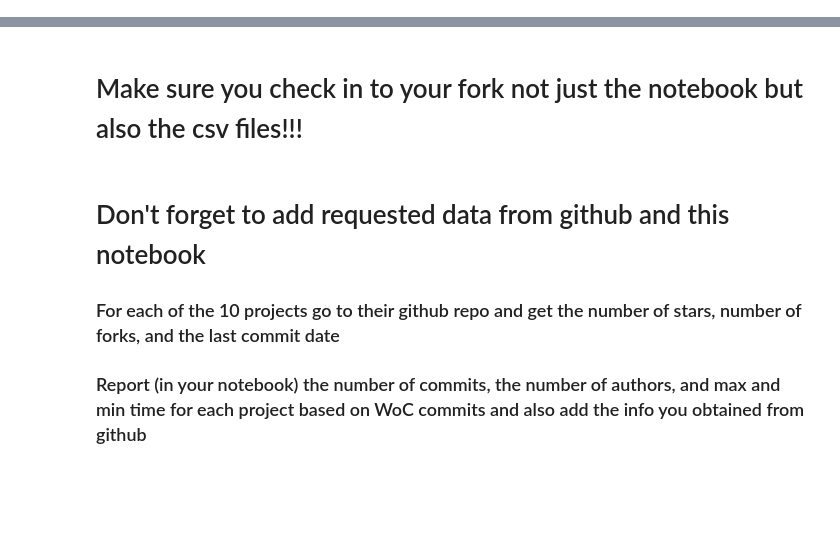
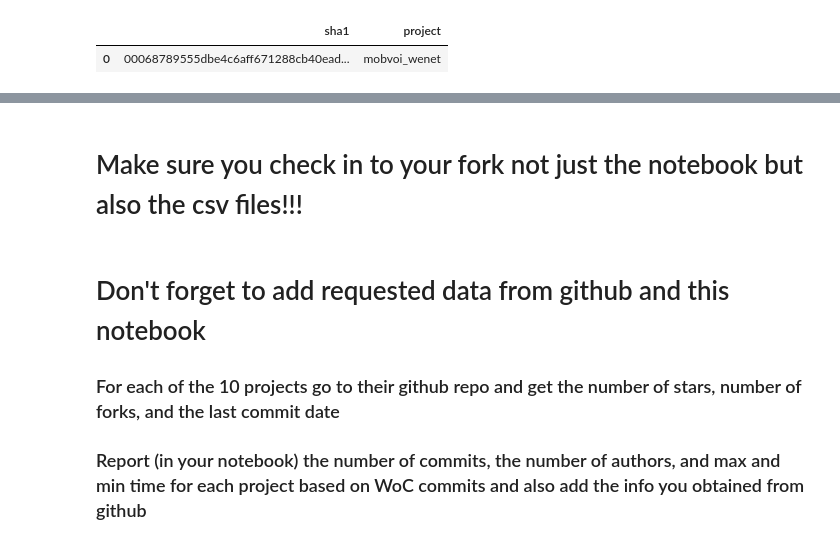
Before and after one commit to FinnSpar/MiniProject2, a Jupyter notebook: bjy819.ipynb, the cells around one changed output, grey strips where cells are left out. Cells and saved outputs as stored; diff of their text form; code cells hidden in the pictures; blank space fills up the shorter version.

```diff
--- a/bjy819.ipynb
+++ b/bjy819.ipynb
@@ -39,26 +23,40 @@ ERROR: ERROR: Failed to build installable wheels for some pyproject.toml based p
 # %%
 from woc.remote import WocMapsRemote
 from tqdm import tqdm
 import pandas as pd
 # creates the client
 woc = WocMapsRemote( base_url="https://worldofcode.org/api/")
 # if you got an API key
 # woc = WocMapsRemote( base_url="https://worldofcode.org/api/", api_key="woc-XXXXXX-YYYYYY" )
 
 # Now for each of the ten projects you were assigned get commits, e.g.
-projects = ['mmorise/World']
+projects = [
+    "mobvoi_wenet",
+    "pbs-assess_gfsynopsis",
+    "pmlmodelling_ersem",
+    "vearch_vearch",
+    "hannorein_rebound",
+    "soedinglab_mmseqs2",
+    "hpddm_hpddm",
+    "stephenslab_mr.mash.alpha",
+    "gem_oq-engine",
+    "sixin-zh_kymatio_wph",
+]
 list_df_commits = []
 for prj in projects:
   # Convert GitHub repository names to WoC V2412 project names
   prj = prj.lower().replace('/','_',2)
   commits = woc.get_values('p2c', prj)
   df = pd.DataFrame(commits, columns=["sha1"])
   df['project'] = prj
   list_df_commits.append(df)
 df = pd.concat(list_df_commits)
 #perhaps save the list (if no errors) so you do not need to retrieve them again
 df.to_csv('df_commits.csv')
 df.head(1)
+# %% [output]
+|  | sha1 | project |
+| 0 | 00068789555dbe4c6aff671288cb40ead... | mobvoi_wenet |
 # %%
 # If the number of commits its not very large, you can try to get them all at the same time,
 # The max batch size is 10
```
Also changed, not shown: parts of 6 cells of this notebook, 6 other files.
